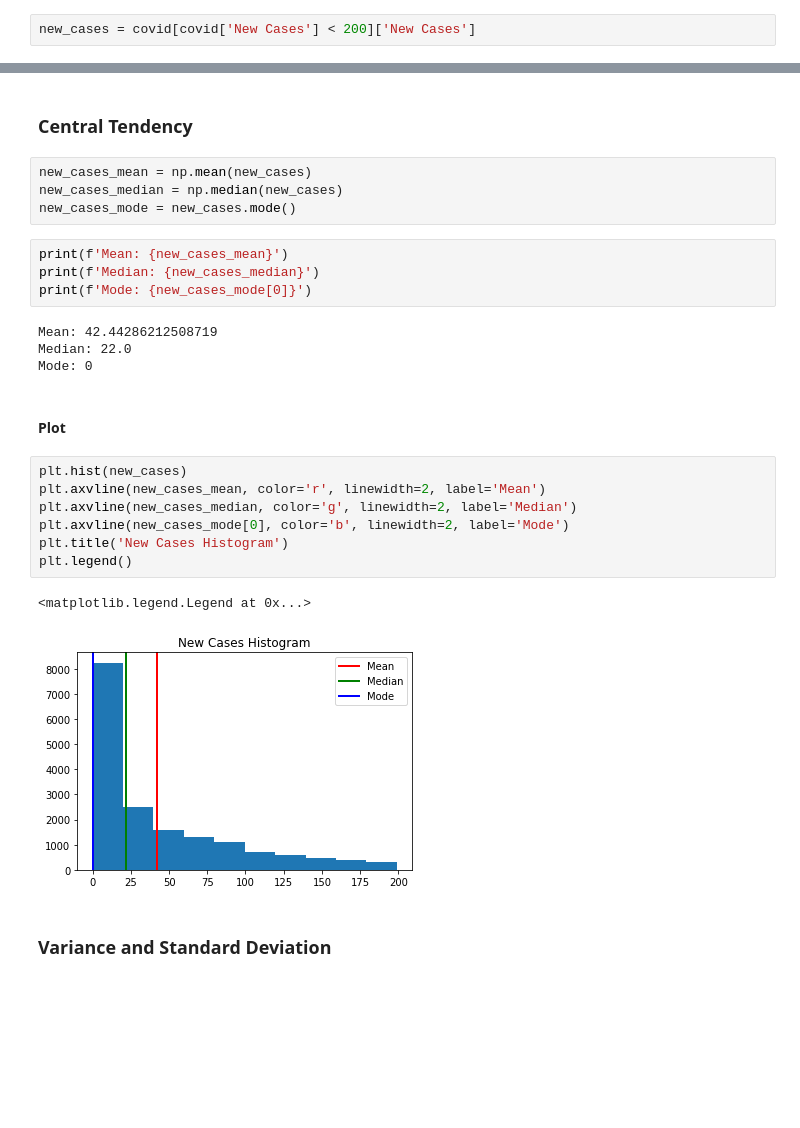
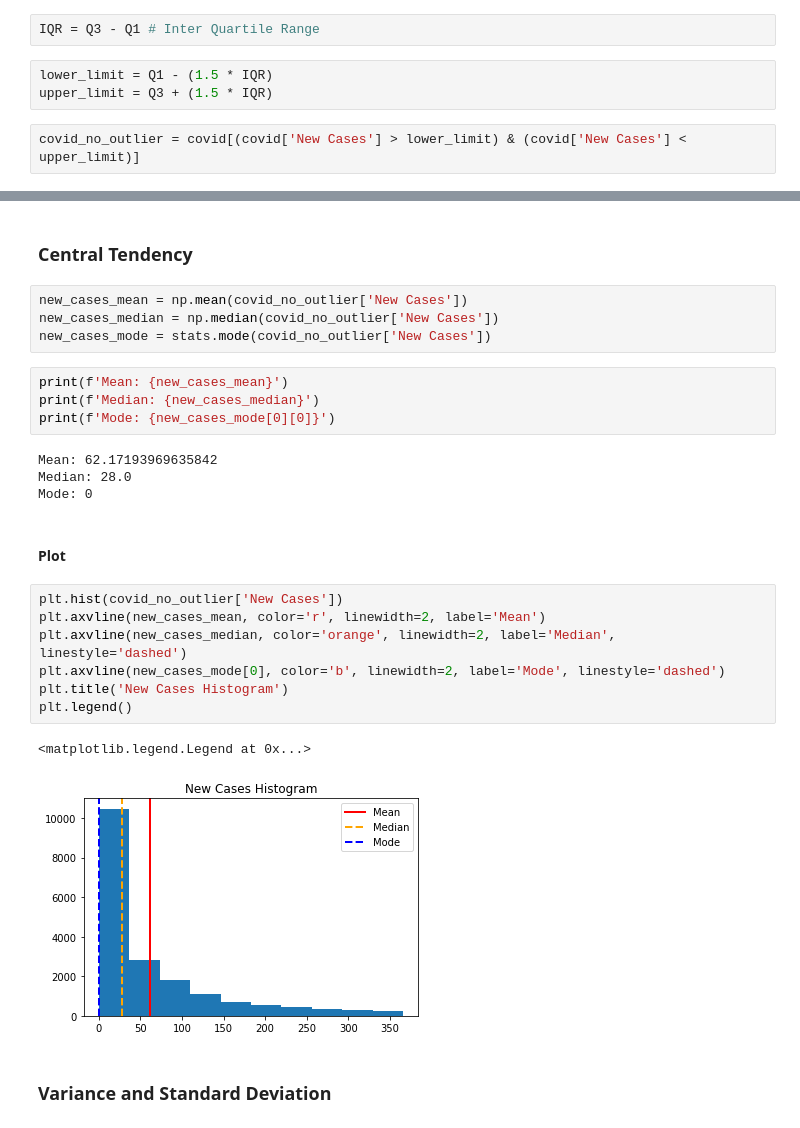
Before and after one commit to Penzragon/h8dsft_Descriptive, a Jupyter notebook: script.ipynb, the cells around one changed output, grey strips where cells are left out. Saved outputs shown, nothing was run; the diff lists cells and outputs as text; blank space fills up the shorter version.

Commit message:
Add outlier removal

```diff
--- a/script.ipynb
+++ b/script.ipynb
@@ -100,2 +114,7 @@ Kerena terdapat outlier pada kolom **New Cases** yang menyebabkan bentuk distrib
+# %%
+IQR = Q3 - Q1 # Inter Quartile Range
+# %%
+lower_limit = Q1 - (1.5 * IQR)
+upper_limit = Q3 + (1.5 * IQR)
 # %%
-new_cases = covid[covid['New Cases'] < 200]['New Cases']
+covid_no_outlier = covid[(covid['New Cases'] > lower_limit) & (covid['New Cases'] < upper_limit)]
@@ -117,29 +143,29 @@ Name: New Cases, Length: 17204, dtype: int64
 # %% [markdown]
 ### Central Tendency
 # %%
-new_cases_mean = np.mean(new_cases)
-new_cases_median = np.median(new_cases)
-new_cases_mode = new_cases.mode()
+new_cases_mean = np.mean(covid_no_outlier['New Cases'])
+new_cases_median = np.median(covid_no_outlier['New Cases'])
+new_cases_mode = stats.mode(covid_no_outlier['New Cases'])
 # %%
 print(f'Mean: {new_cases_mean}')
 print(f'Median: {new_cases_median}')
-print(f'Mode: {new_cases_mode[0]}')
+print(f'Mode: {new_cases_mode[0][0]}')
 # %% [output]
-Mean: 42.44286212508719
-Median: 22.0
+Mean: 62.17193969635842
+Median: 28.0
 Mode: 0
 # %% [markdown]
 #### Plot
 # %%
-plt.hist(new_cases)
+plt.hist(covid_no_outlier['New Cases'])
 plt.axvline(new_cases_mean, color='r', linewidth=2, label='Mean')
-plt.axvline(new_cases_median, color='g', linewidth=2, label='Median')
-plt.axvline(new_cases_mode[0], color='b', linewidth=2, label='Mode')
+plt.axvline(new_cases_median, color='orange', linewidth=2, label='Median', linestyle='dashed')
+plt.axvline(new_cases_mode[0], color='b', linewidth=2, label='Mode', linestyle='dashed')
 plt.title('New Cases Histogram')
 plt.legend()
 # %% [output]
 <matplotlib.legend.Legend at 0x...>
-[figure, old version]
+[figure, new version]
 # %% [markdown]
 ### Variance and Standard Deviation
 # %% [markdown]
```
Also changed, not shown: parts of 16 cells of this notebook.
